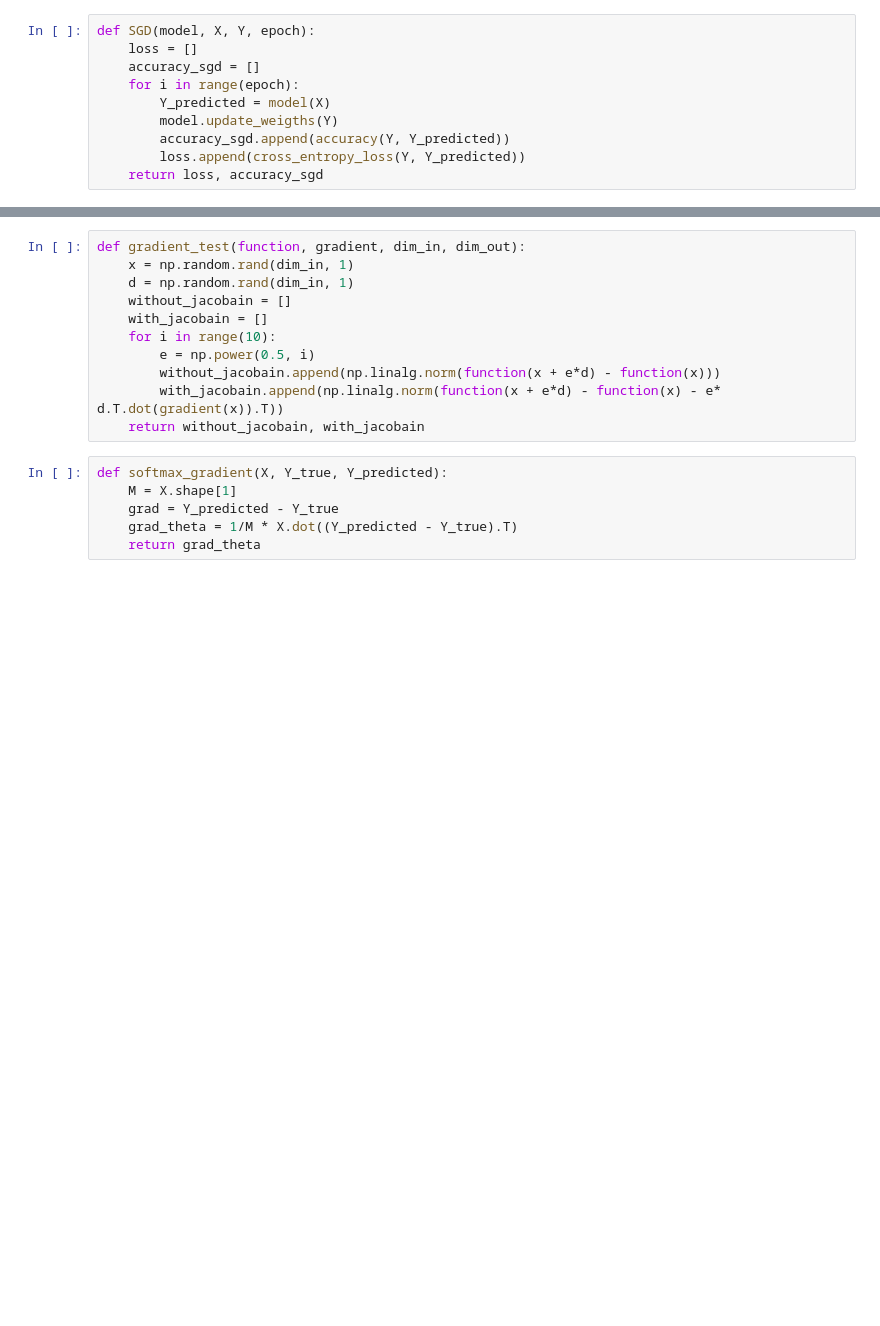
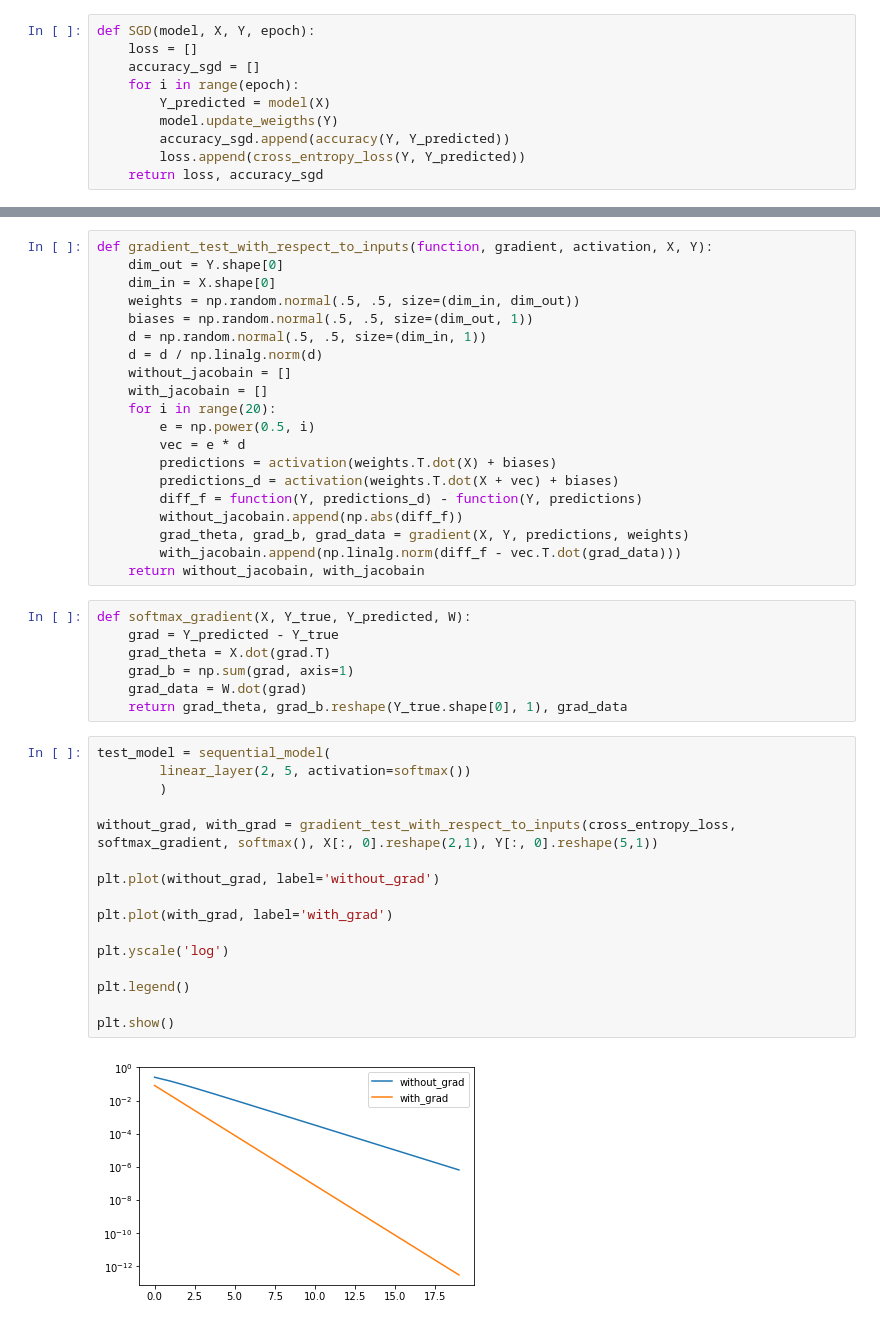
Before and after one commit to danikv/DeepLearningEx1, a Jupyter notebook: Ex1.ipynb, the cells around one changed output, grey strips where cells are left out. Saved outputs shown, nothing was run; the diff lists cells and outputs as text; blank space fills up the shorter version.

Commit message:
Add Gradient Test

```diff
--- a/Ex1.ipynb
+++ b/Ex1.ipynb
@@ -163,17 +161,45 @@ plt.show()
-# %%
-def gradient_test(function, gradient, dim_in, dim_out):
-    x = np.random.rand(dim_in, 1)
-    d = np.random.rand(dim_in, 1)
-    without_jacobain = []
-    with_jacobain = []
-    for i in range(10):
-        e = np.power(0.5, i)
-        without_jacobain.append(np.linalg.norm(function(x + e*d) - function(x)))
-        with_jacobain.append(np.linalg.norm(function(x + e*d) - function(x) - e* d.T.dot(gradient(x)).T))
-    return without_jacobain, with_jacobain
+# %%
+def gradient_test_with_respect_to_inputs(function, gradient, activation, X, Y):
+    dim_out = Y.shape[0]
+    dim_in = X.shape[0]
+    weights = np.random.normal(.5, .5, size=(dim_in, dim_out))
+    biases = np.random.normal(.5, .5, size=(dim_out, 1))
+    d = np.random.normal(.5, .5, size=(dim_in, 1))
+    d = d / np.linalg.norm(d)
+    without_jacobain = []
+    with_jacobain = []
+    for i in range(20):
+        e = np.power(0.5, i)
+        vec = e * d
+        predictions = activation(weights.T.dot(X) + biases)
+        predictions_d = activation(weights.T.dot(X + vec) + biases)
+        diff_f = function(Y, predictions_d) - function(Y, predictions)
+        without_jacobain.append(np.abs(diff_f))
+        grad_theta, grad_b, grad_data = gradient(X, Y, predictions, weights)
+        with_jacobain.append(np.linalg.norm(diff_f - vec.T.dot(grad_data)))
+    return without_jacobain, with_jacobain
 # %%
-def softmax_gradient(X, Y_true, Y_predicted):
-    M = X.shape[1]
+def softmax_gradient(X, Y_true, Y_predicted, W):
     grad = Y_predicted - Y_true
-    grad_theta = 1/M * X.dot((Y_predicted - Y_true).T)
-    return grad_theta
+    grad_theta = X.dot(grad.T)
+    grad_b = np.sum(grad, axis=1)
+    grad_data = W.dot(grad)
+    return grad_theta, grad_b.reshape(Y_true.shape[0], 1), grad_data
+# %%
+test_model = sequential_model(
+        linear_layer(2, 5, activation=softmax())
+        )
+
+without_grad, with_grad = gradient_test_with_respect_to_inputs(cross_entropy_loss, softmax_gradient, softmax(), X[:, 0].reshape(2,1), Y[:, 0].reshape(5,1))
+
+plt.plot(without_grad, label='without_grad')
+
+plt.plot(with_grad, label='with_grad')
+
+plt.yscale('log')
+
+plt.legend()
+
+plt.show()
+# %% [output]
+[figure, added]
```
Also changed, not shown: parts of 13 cells of this notebook.
